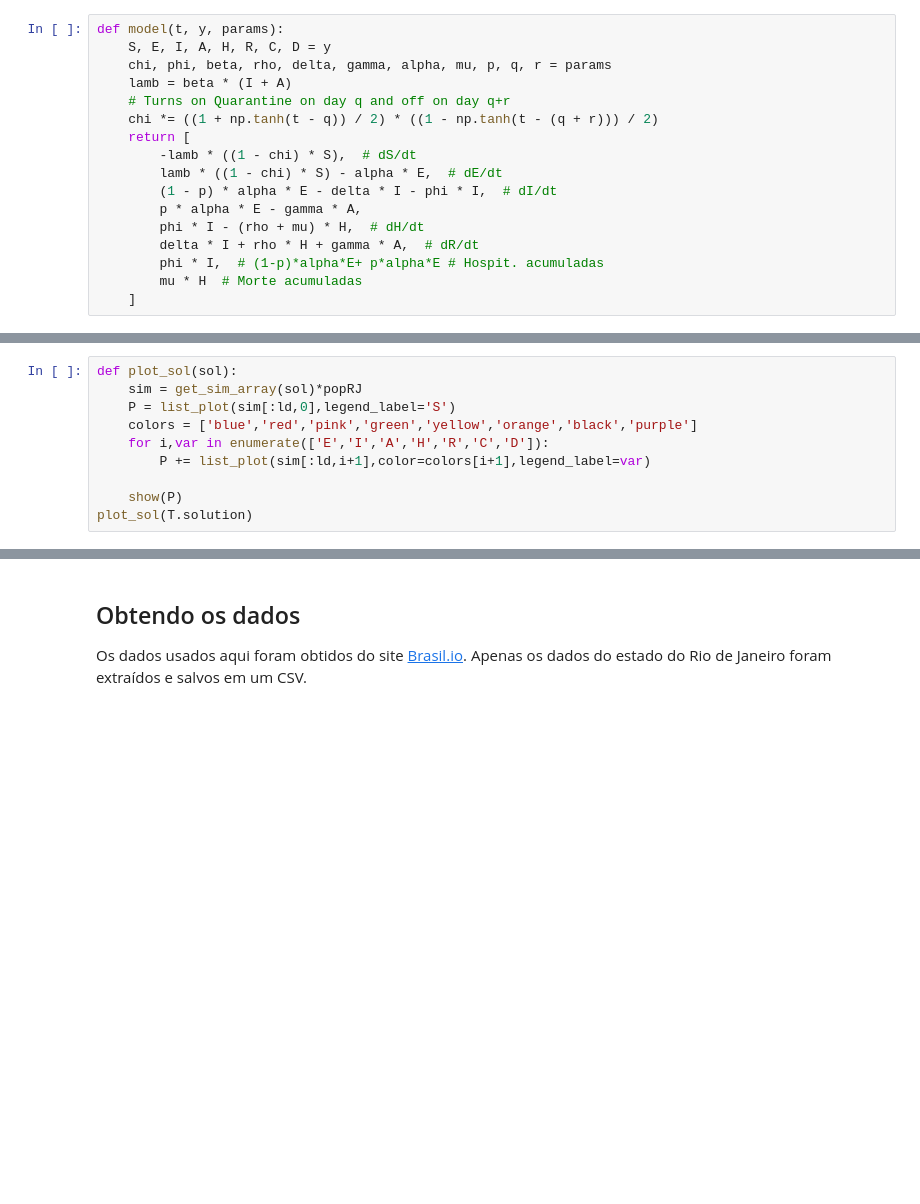
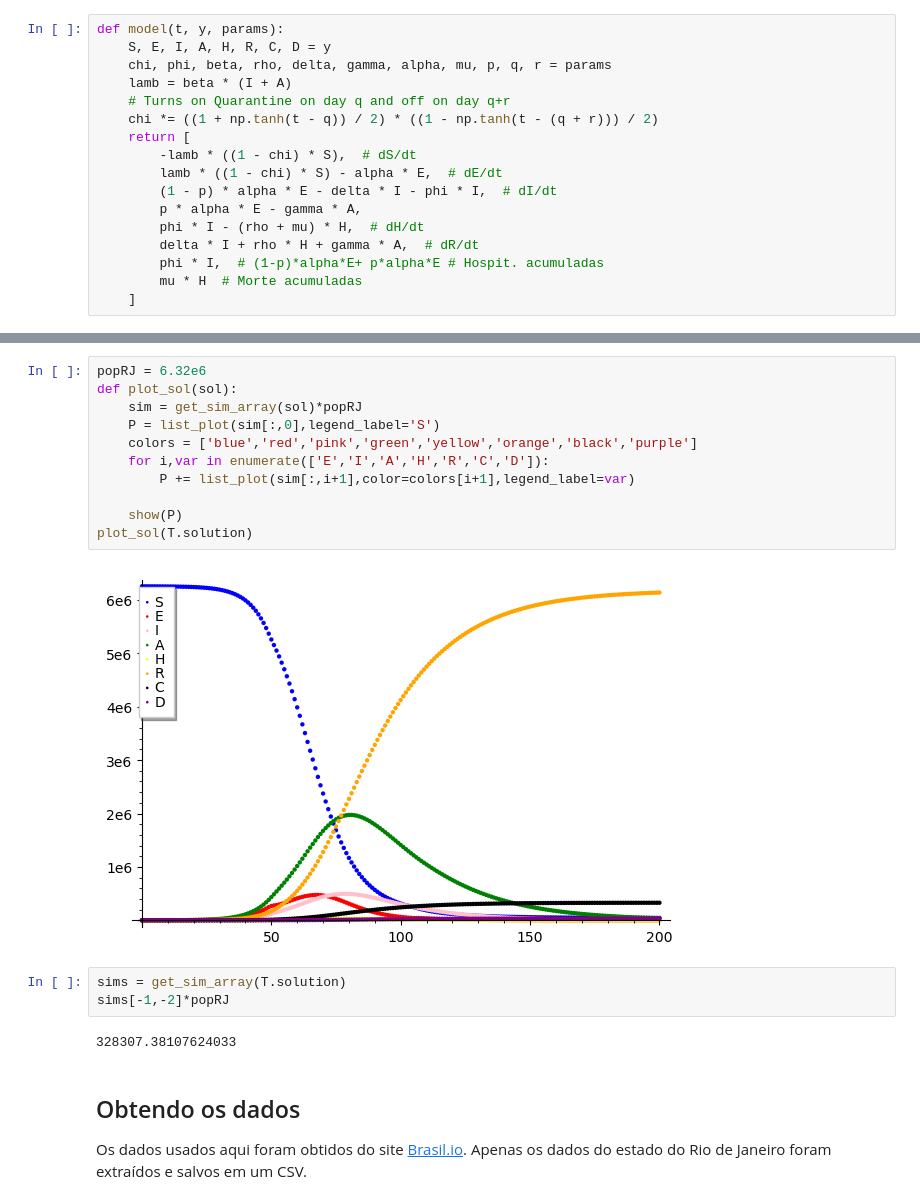
Before and after one commit to fccoelho/Modelagem-Matematica-IV, a Jupyter notebook: Planilhas Sage/Suplemento 2 - o Modelo SEIAHR.ipynb, the cells around one changed output, grey strips where cells are left out. Saved outputs shown, nothing was run; the diff lists cells and outputs as text; blank space fills up the shorter version.

```diff
--- a/Planilhas Sage/Suplemento 2 - o Modelo SEIAHR.ipynb
+++ b/Planilhas Sage/Suplemento 2 - o Modelo SEIAHR.ipynb
@@ -72,10 +71,0 @@ T.ode_solve(tspan, inits, num_points=500, params=[chi,phi,beta,rho,delta,gamma,a
-# %%
-def plot_sol(sol):
-    sim = get_sim_array(sol)*popRJ
-    P = list_plot(sim[:ld,0],legend_label='S')
-    colors = ['blue','red','pink','green','yellow','orange','black','purple']
-    for i,var in enumerate(['E','I','A','H','R','C','D']):
-        P += list_plot(sim[:ld,i+1],color=colors[i+1],legend_label=var)
-
-    show(P)
-plot_sol(T.solution)
@@ -103,3 +91,21 @@ array([[9.90000000e-01, 0.00000000e+00, 1.00000000e-04, ...,
+# %%
+popRJ = 6.32e6
+def plot_sol(sol):
+    sim = get_sim_array(sol)*popRJ
+    P = list_plot(sim[:,0],legend_label='S')
+    colors = ['blue','red','pink','green','yellow','orange','black','purple']
+    for i,var in enumerate(['E','I','A','H','R','C','D']):
+        P += list_plot(sim[:,i+1],color=colors[i+1],legend_label=var)
+
+    show(P)
+plot_sol(T.solution)
+# %% [output]
+[figure, added]
+# %%
+sims = get_sim_array(T.solution)
+sims[-1,-2]*popRJ
+# %% [output]
+328307.38107624033
 # %% [markdown]
 ## Obtendo os dados
 Os dados usados aqui foram obtidos do site [Brasil.io](https://brasil.io). Apenas os dados do estado do Rio de Janeiro foram extraídos e salvos em um CSV.
```
Also changed, not shown: parts of 12 cells of this notebook.
